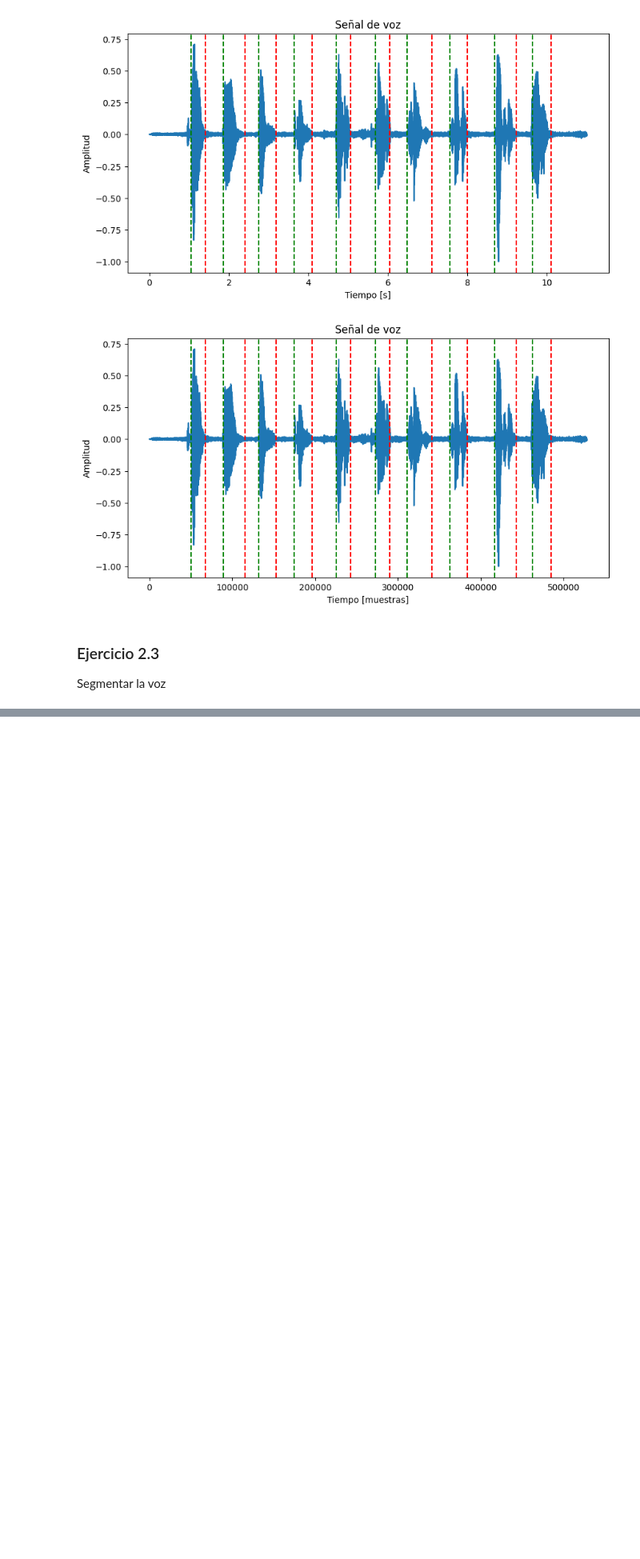
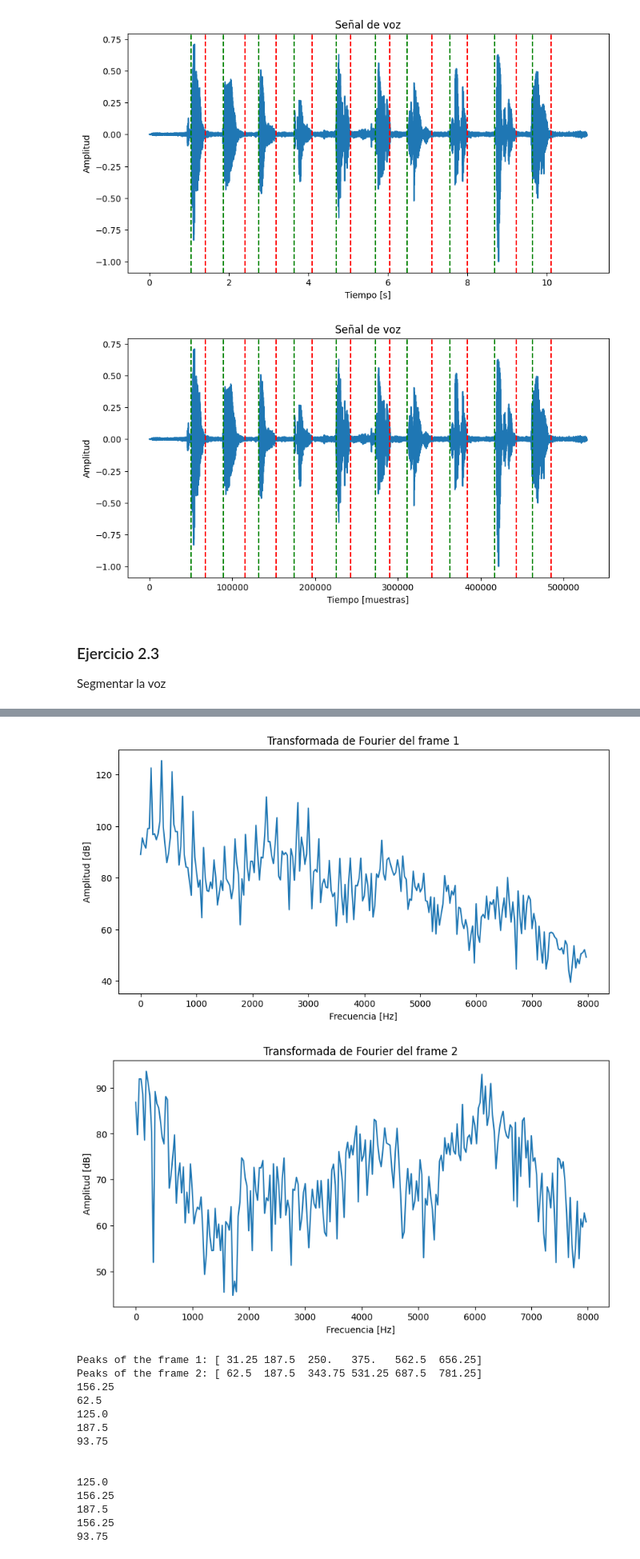
Before and after one commit to oscarjibou/University_projects, a Jupyter notebook: TDS/P2/src.ipynb, the cells around one changed output, grey strips where cells are left out. Shown: that part at 80% size. Drawn from its saved outputs; the diff is of its cells as text; code cells hidden in the pictures; blank space fills up the shorter version.

```diff
--- a/TDS/P2/src.ipynb
+++ b/TDS/P2/src.ipynb
@@ -159,0 +192,58 @@ wavfile.write("nueve.wav", frecuencia, nueve)
+# %%
+# calculate fourier transform of the frames
+# %matplotlib widget
+
+frame1_f = np.fft.fft(frame1)
+frame2_f = np.fft.fft(frame2)
+
+# plot the fourier transform of the frames with amplitude in dB, only the positive frequencies
+frecuencias_fourier = np.fft.fftfreq(len(frame1), 1/frecuencia_tres3)
+
+plt.figure(figsize=(10, 5))
+plt.plot(frecuencias_fourier[:len(frame1)//2], 20 *
+         np.log10(np.abs(frame1_f[:len(frame1)//2])))
+plt.title("Transformada de Fourier del frame 1")
+plt.xlabel("Frecuencia [Hz]")
+plt.ylabel("Amplitud [dB]")
+plt.show()
+
+plt.figure(figsize=(10, 5))
+plt.plot(frecuencias_fourier[:len(frame2)//2], 20 *
+         np.log10(np.abs(frame2_f[:len(frame2)//2])))
+plt.title("Transformada de Fourier del frame 2")
+plt.xlabel("Frecuencia [Hz]")
+plt.ylabel("Amplitud [dB]")
+plt.show()
+
+# find the peaks of the fourier transform of the frames
+peaks1, _ = find_peaks(np.abs(frame1_f[:len(frame1)//2]), height=1000)
+peaks2, _ = find_peaks(np.abs(frame2_f[:len(frame2)//2]), height=1000)
+
+print(f"Peaks of the frame 1: {frecuencias_fourier[peaks1[:6]]}")
+print(f"Peaks of the frame 2: {frecuencias_fourier[peaks2[:6]]}")
+
+# print the periods of the peaks
+for i in range(1, len(peaks1[:6])):
+    print(frecuencias_fourier[peaks1[i]]-frecuencias_fourier[peaks1[i-1]])
+
+print("\n")
+
+for i in range(1, len(peaks2[:6])):
+    print(frecuencias_fourier[peaks2[i]]-frecuencias_fourier[peaks2[i-1]])
+# %% [output]
+[figure, added]
+[figure, added]
+Peaks of the frame 1: [ 31.25 187.5  250.   375.   562.5  656.25]
+Peaks of the frame 2: [ 62.5  187.5  343.75 531.25 687.5  781.25]
+156.25
+62.5
+125.0
+187.5
+93.75
+
+
+125.0
+156.25
+187.5
+156.25
+93.75
```
Also changed, not shown: parts of 4 cells of this notebook, 2 other files.
